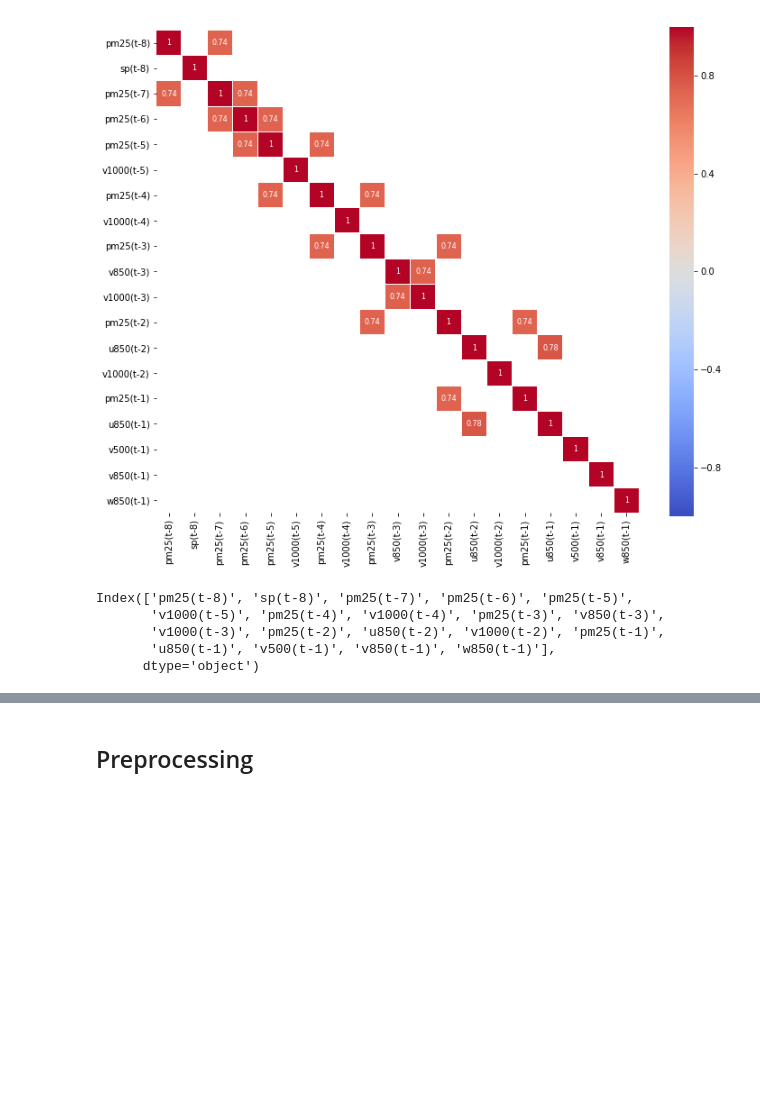
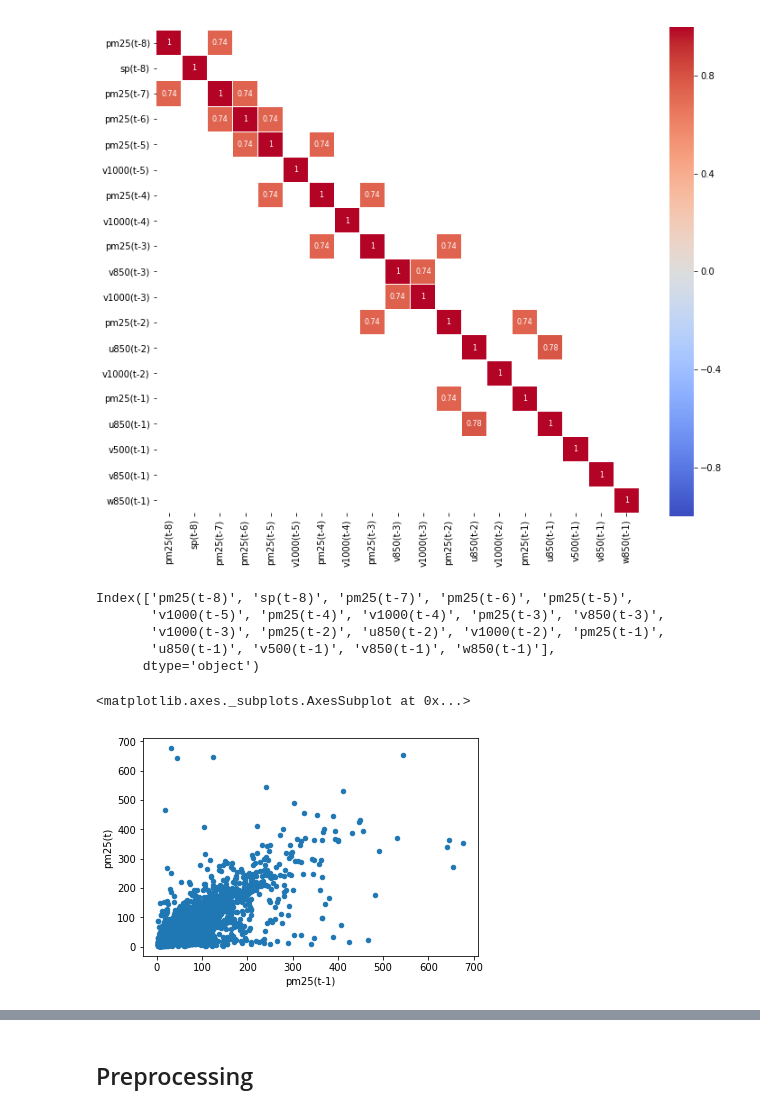
Before and after one commit to wukunkunhaha/Air-Quality, a Jupyter notebook: EDA+LSTM.ipynb, the cells around one changed output, grey strips where cells are left out. Drawn from its saved outputs; the diff is of its cells as text; code cells hidden in the pictures; blank space fills up the shorter version.

Commit message:
Add scatter plot

```diff
--- a/EDA+LSTM.ipynb
+++ b/EDA+LSTM.ipynb
@@ -235,3 +235,11 @@ Index(['pm25(t-8)', 'sp(t-8)', 'pm25(t-7)', 'pm25(t-6)', 'pm25(t-5)',
        'v1000(t-3)', 'pm25(t-2)', 'u850(t-2)', 'v1000(t-2)', 'pm25(t-1)',
        'u850(t-1)', 'v500(t-1)', 'v850(t-1)', 'w850(t-1)'],
       dtype='object')
+# %%
+# 画出某个feature与pm2.5之间的散点图
+var = 'pm25(t-1)'
+data_combined = pd.concat([best_feat[var], data['pm25(t)']], axis=1)
+data.plot.scatter(x=var, y='pm25(t)')
+# %% [output]
+<matplotlib.axes._subplots.AxesSubplot at 0x...>
+[figure, added]
```
Also changed, not shown: parts of 1 cell of this notebook.
